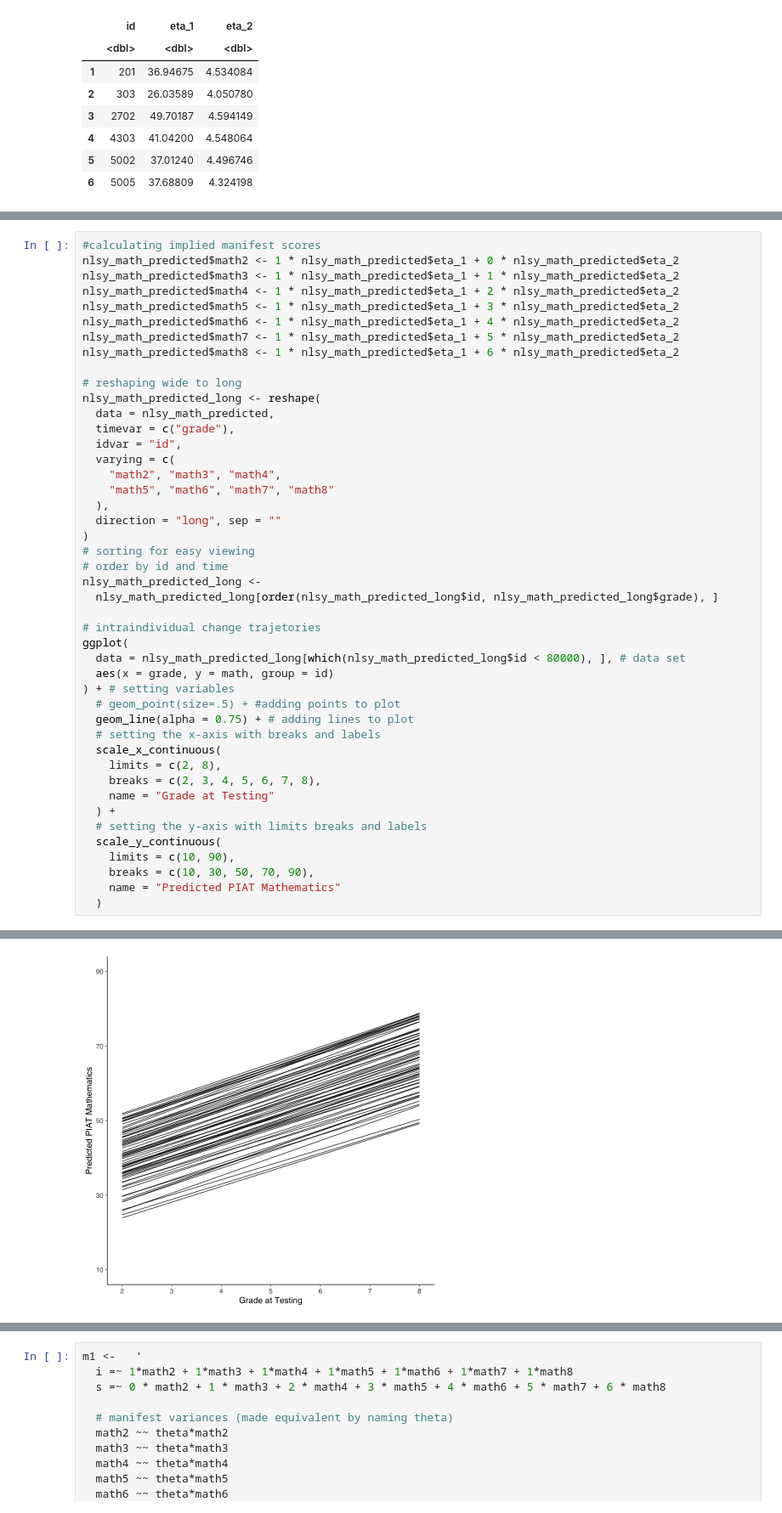
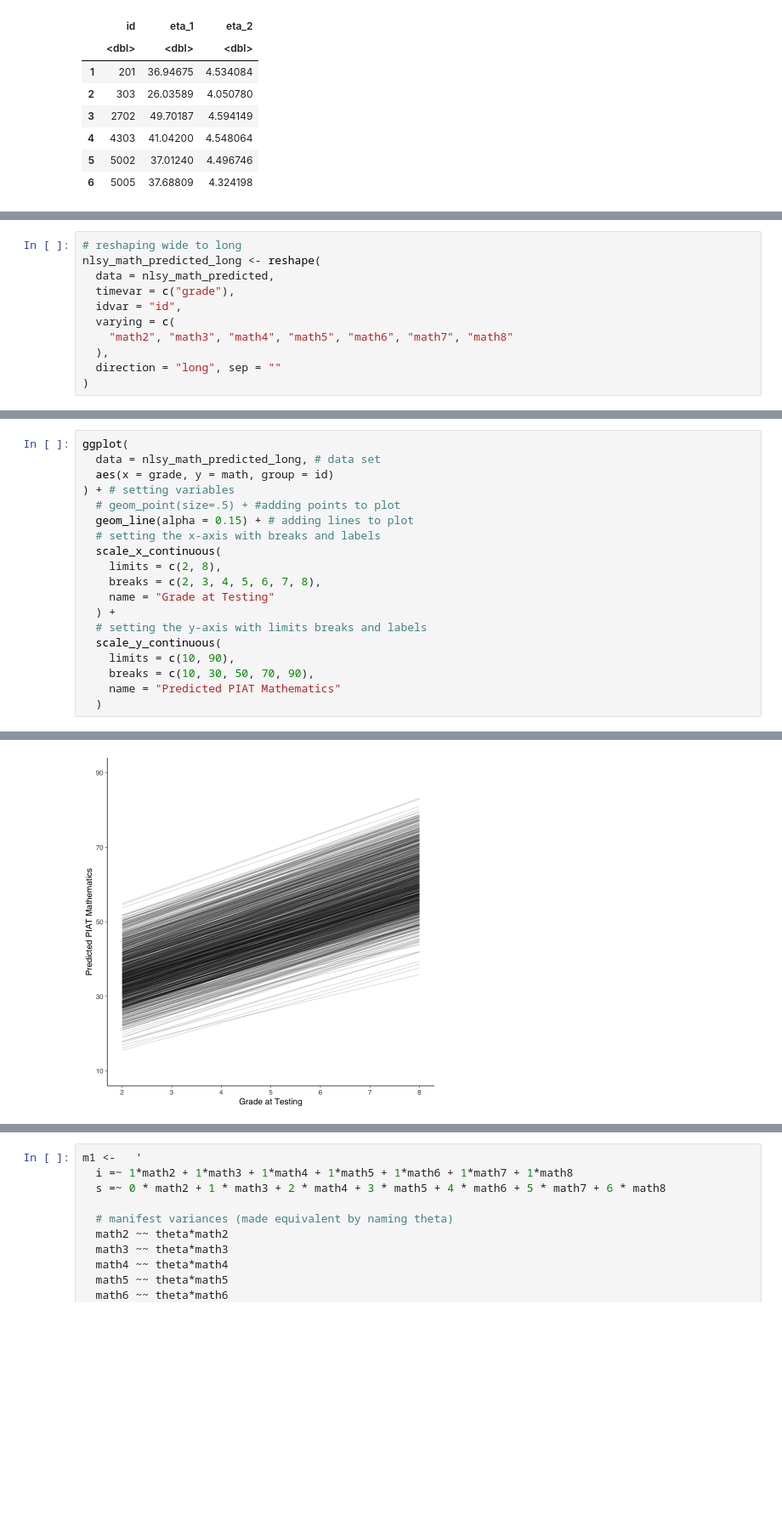
Before and after one commit to ccaudek/cfa_book_2023, a Jupyter notebook: 326_growth_1.ipynb, the cells around one changed output, grey strips where cells are left out. Shown at 85% size. Drawn from its saved outputs; the diff is of its cells as text; blank space fills up the shorter version.

```diff
--- a/326_growth_1.ipynb
+++ b/326_growth_1.ipynb
@@ -444,0 +454,11 @@ A data.frame: 6 × 3
+# %%
+# reshaping wide to long
+nlsy_math_predicted_long <- reshape(
+  data = nlsy_math_predicted,
+  timevar = c("grade"),
+  idvar = "id",
+  varying = c(
+    "math2", "math3", "math4", "math5", "math6", "math7", "math8"
+  ),
+  direction = "long", sep = ""
+)
@@ -445,36 +494,10 @@ A data.frame: 6 × 3
 # %%
-#calculating implied manifest scores
-nlsy_math_predicted$math2 <- 1 * nlsy_math_predicted$eta_1 + 0 * nlsy_math_predicted$eta_2
-nlsy_math_predicted$math3 <- 1 * nlsy_math_predicted$eta_1 + 1 * nlsy_math_predicted$eta_2
-nlsy_math_predicted$math4 <- 1 * nlsy_math_predicted$eta_1 + 2 * nlsy_math_predicted$eta_2
-nlsy_math_predicted$math5 <- 1 * nlsy_math_predicted$eta_1 + 3 * nlsy_math_predicted$eta_2
-nlsy_math_predicted$math6 <- 1 * nlsy_math_predicted$eta_1 + 4 * nlsy_math_predicted$eta_2
-nlsy_math_predicted$math7 <- 1 * nlsy_math_predicted$eta_1 + 5 * nlsy_math_predicted$eta_2
-nlsy_math_predicted$math8 <- 1 * nlsy_math_predicted$eta_1 + 6 * nlsy_math_predicted$eta_2
-
-# reshaping wide to long
-nlsy_math_predicted_long <- reshape(
-  data = nlsy_math_predicted,
-  timevar = c("grade"),
-  idvar = "id",
-  varying = c(
-    "math2", "math3", "math4",
-    "math5", "math6", "math7", "math8"
-  ),
-  direction = "long", sep = ""
-)
-# sorting for easy viewing
-# order by id and time
-nlsy_math_predicted_long <-
-  nlsy_math_predicted_long[order(nlsy_math_predicted_long$id, nlsy_math_predicted_long$grade), ]
-
-# intraindividual change trajetories
 ggplot(
-  data = nlsy_math_predicted_long[which(nlsy_math_predicted_long$id < 80000), ], # data set
+  data = nlsy_math_predicted_long, # data set
   aes(x = grade, y = math, group = id)
 ) + # setting variables
   # geom_point(size=.5) + #adding points to plot
-  geom_line(alpha = 0.75) + # adding lines to plot
+  geom_line(alpha = 0.15) + # adding lines to plot
   # setting the x-axis with breaks and labels
   scale_x_continuous(
     limits = c(2, 8),
@@ -491,2 +516,2 @@ ggplot(
-[figure, old version]
+[figure, new version]
 # %% [markdown]
```
Also changed, not shown: parts of 8 cells of this notebook, 14 other files.
